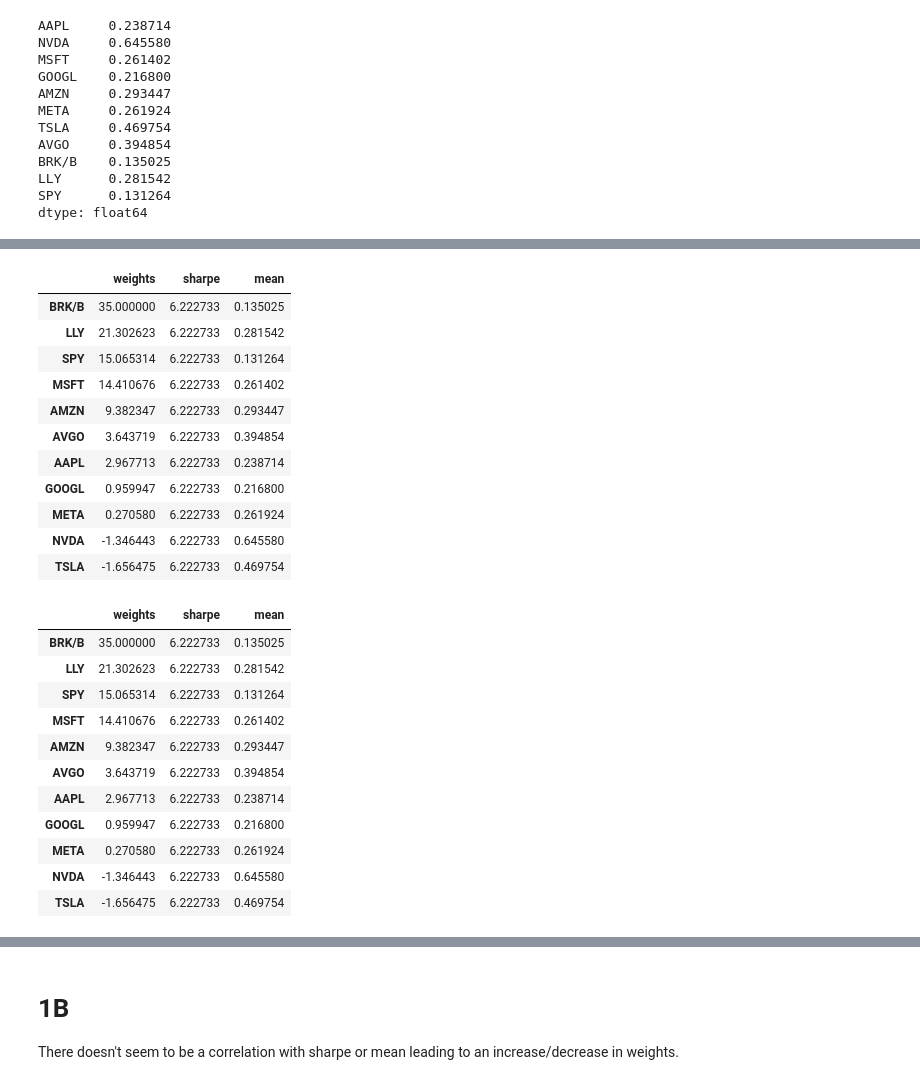
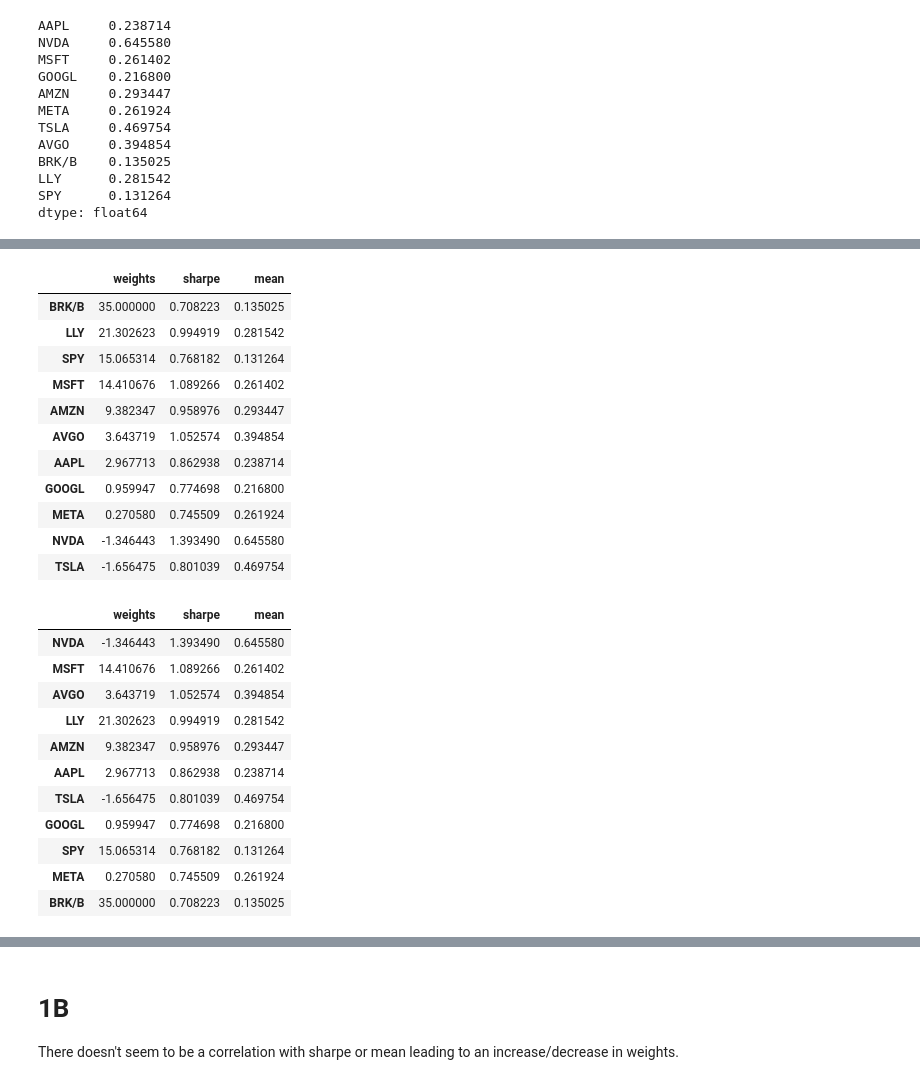
Before and after one commit to simonfromseoul/PRM-HW, a Jupyter notebook: hw2/jonny_constrained_opt.ipynb, the cells around one changed output, grey strips where cells are left out. Saved outputs shown, nothing was run; the diff lists cells and outputs as text; code cells hidden in the pictures.

```diff
--- a/hw2/jonny_constrained_opt.ipynb
+++ b/hw2/jonny_constrained_opt.ipynb
@@ -16,11 +16,13 @@ df.head()
 | 2015-01-30 | 0.036997 | -0.072636 | -0.143706 | -0.008130 | 0.134900 | -0.024669 | 0.011476 | -0.038331 | -0.034938 | -0.001802 | -0.026931 |
 | 2015-02-06 | 0.019114 | 0.062269 | 0.049753 | -0.006812 | 0.055737 | -0.018967 | 0.067589 | 0.018037 | 0.043569 | -0.022778 | 0.030584 |
 # %%
+import math
 TARGET_MEAN = 0.2
 FREQ = 52
 cov = df.cov() * FREQ
 mean = df.mean() * FREQ
-sharpe = mean / df.std()
+vol = df.std() * math.sqrt(FREQ)
+sharpe = mean / vol
 # %%
 mean
 # %% [output]
@@ -153,37 +170,37 @@ dtype: float64
 # %%
 # 1b
-cdf = pd.DataFrame({"weights": weights * 100, "sharpe": sharpe.iloc[0]}, index=TICKS)
+cdf = pd.DataFrame({"weights": weights * 100, "sharpe": sharpe}, index=TICKS)
 cdf["mean"] = mean.loc[TICKS]
 cdf = cdf.sort_values(by="weights", ascending=False)
 cdf
 # %% [output]
 |  | weights | sharpe | mean |
-| BRK/B | 35.000000 | 6.222733 | 0.135025 |
-| LLY | 21.302623 | 6.222733 | 0.281542 |
-| SPY | 15.065314 | 6.222733 | 0.131264 |
-| MSFT | 14.410676 | 6.222733 | 0.261402 |
-| AMZN | 9.382347 | 6.222733 | 0.293447 |
-| AVGO | 3.643719 | 6.222733 | 0.394854 |
-| AAPL | 2.967713 | 6.222733 | 0.238714 |
-| GOOGL | 0.959947 | 6.222733 | 0.216800 |
-| META | 0.270580 | 6.222733 | 0.261924 |
-| NVDA | -1.346443 | 6.222733 | 0.645580 |
-| TSLA | -1.656475 | 6.222733 | 0.469754 |
+| BRK/B | 35.000000 | 0.708223 | 0.135025 |
+| LLY | 21.302623 | 0.994919 | 0.281542 |
+| SPY | 15.065314 | 0.768182 | 0.131264 |
+| MSFT | 14.410676 | 1.089266 | 0.261402 |
+| AMZN | 9.382347 | 0.958976 | 0.293447 |
+| AVGO | 3.643719 | 1.052574 | 0.394854 |
+| AAPL | 2.967713 | 0.862938 | 0.238714 |
+| GOOGL | 0.959947 | 0.774698 | 0.216800 |
+| META | 0.270580 | 0.745509 | 0.261924 |
+| NVDA | -1.346443 | 1.393490 | 0.645580 |
+| TSLA | -1.656475 | 0.801039 | 0.469754 |
 # %%
 cdf.sort_values(by="sharpe", ascending=False)
 # %% [output]
 |  | weights | sharpe | mean |
-| BRK/B | 35.000000 | 6.222733 | 0.135025 |
-| LLY | 21.302623 | 6.222733 | 0.281542 |
-| SPY | 15.065314 | 6.222733 | 0.131264 |
-| MSFT | 14.410676 | 6.222733 | 0.261402 |
-| AMZN | 9.382347 | 6.222733 | 0.293447 |
-| AVGO | 3.643719 | 6.222733 | 0.394854 |
-| AAPL | 2.967713 | 6.222733 | 0.238714 |
-| GOOGL | 0.959947 | 6.222733 | 0.216800 |
-| META | 0.270580 | 6.222733 | 0.261924 |
-| NVDA | -1.346443 | 6.222733 | 0.645580 |
-| TSLA | -1.656475 | 6.222733 | 0.469754 |
+| NVDA | -1.346443 | 1.393490 | 0.645580 |
+| MSFT | 14.410676 | 1.089266 | 0.261402 |
+| AVGO | 3.643719 | 1.052574 | 0.394854 |
+| LLY | 21.302623 | 0.994919 | 0.281542 |
+| AMZN | 9.382347 | 0.958976 | 0.293447 |
+| AAPL | 2.967713 | 0.862938 | 0.238714 |
+| TSLA | -1.656475 | 0.801039 | 0.469754 |
+| GOOGL | 0.959947 | 0.774698 | 0.216800 |
+| SPY | 15.065314 | 0.768182 | 0.131264 |
+| META | 0.270580 | 0.745509 | 0.261924 |
+| BRK/B | 35.000000 | 0.708223 | 0.135025 |
 # %%
 cdf.sort_values(by="mean", ascending=False)
 # %% [output]
```
Also changed, not shown: parts of 2 cells of this notebook.
